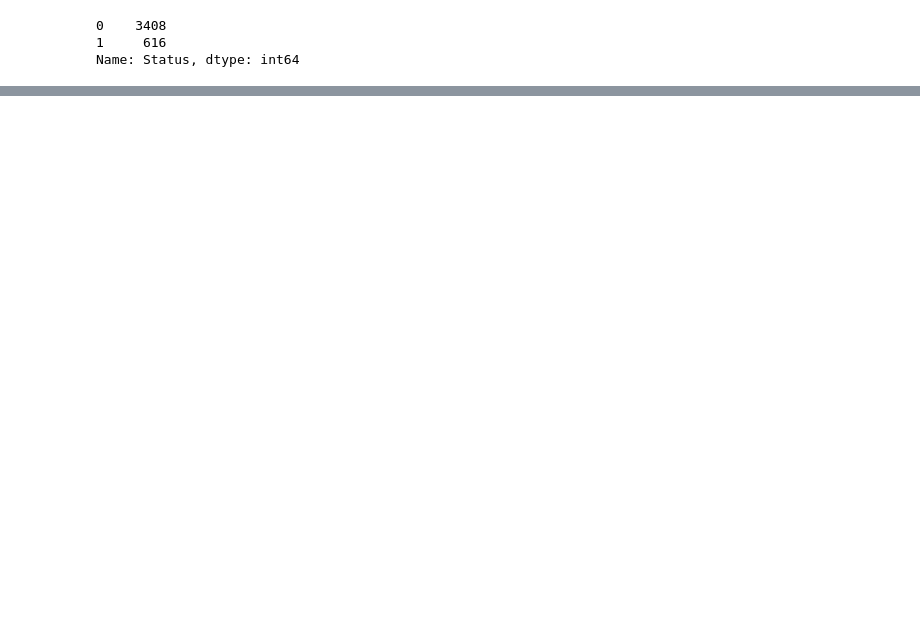
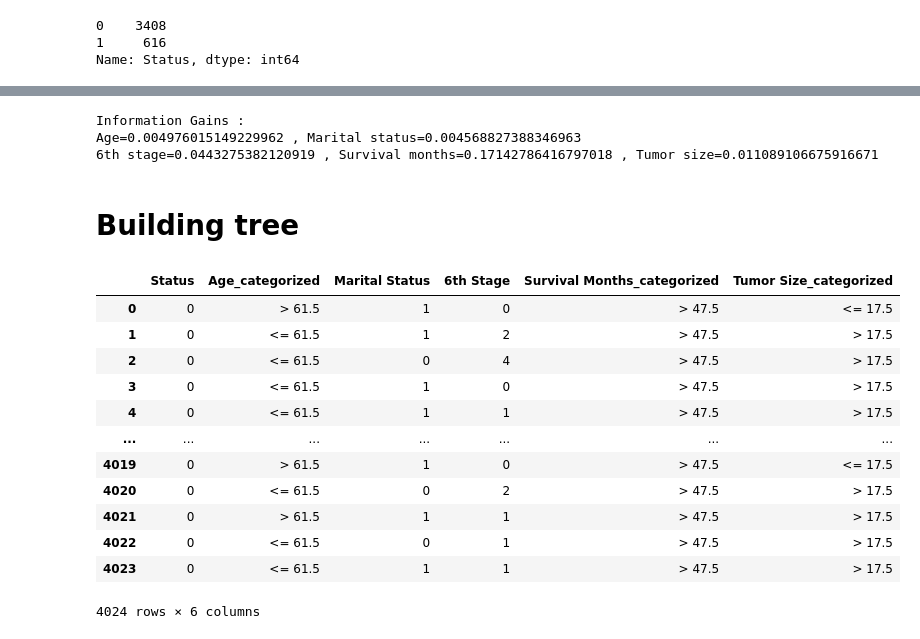
Before and after one commit to hoomankaseban/Breast-Cancer, a Jupyter notebook: Breast-Cancer-by-Descision-trees.ipynb, the cells around one changed output, grey strips where cells are left out. Cells and saved outputs as stored; diff of their text form; code cells hidden in the pictures; blank space fills up the shorter version.

```diff
--- a/Breast-Cancer-by-Descision-trees.ipynb
+++ b/Breast-Cancer-by-Descision-trees.ipynb
@@ -371,0 +360,32 @@ Age=0.004976015149229962 , Marital status=0.004568827388346963
+# %%
+gain_age = information_gain(df['Status'], df['Age_categorized'])
+gain_marital = information_gain(df['Status'], df['Marital Status'])
+gain_6stage = information_gain(df['Status'], df['6th Stage'])
+gain_month = information_gain(df['Status'], df['Survival Months_categorized'])
+gain_tumor = information_gain(df['Status'], df['Tumor Size_categorized'])
+
+print(f"Information Gains : \nAge={gain_age} , Marital status={gain_marital} \n6th stage={gain_6stage} , Survival months={gain_month} , Tumor size={gain_tumor}")
+# %% [output]
+Information Gains :
+Age=0.004976015149229962 , Marital status=0.004568827388346963
+6th stage=0.0443275382120919 , Survival months=0.17142786416797018 , Tumor size=0.011089106675916671
+# %% [markdown]
+# Building tree
+# %%
+df1=df[['Status','Age_categorized','Marital Status','6th Stage','Survival Months_categorized','Tumor Size_categorized']].copy()
+# %%
+df1
+# %% [output]
+|  | Status | Age_categorized | Marital Status | 6th Stage | Survival Months_categorized | Tumor Size_categorized |
+| 0 | 0 | > 61.5 | 1 | 0 | > 47.5 | <= 17.5 |
+| 1 | 0 | <= 61.5 | 1 | 2 | > 47.5 | > 17.5 |
+| 2 | 0 | <= 61.5 | 0 | 4 | > 47.5 | > 17.5 |
+| 3 | 0 | <= 61.5 | 1 | 0 | > 47.5 | > 17.5 |
+| 4 | 0 | <= 61.5 | 1 | 1 | > 47.5 | > 17.5 |
+| ... | ... | ... | ... | ... | ... | ... |
+| 4019 | 0 | > 61.5 | 1 | 0 | > 47.5 | <= 17.5 |
+| 4020 | 0 | <= 61.5 | 0 | 2 | > 47.5 | > 17.5 |
+| 4021 | 0 | > 61.5 | 1 | 1 | > 47.5 | > 17.5 |
+| 4022 | 0 | <= 61.5 | 0 | 1 | > 47.5 | > 17.5 |
+| 4023 | 0 | <= 61.5 | 1 | 1 | > 47.5 | > 17.5 |
+4024 rows × 6 columns
```
Also changed, not shown: parts of 32 cells of this notebook, 1 other file.
